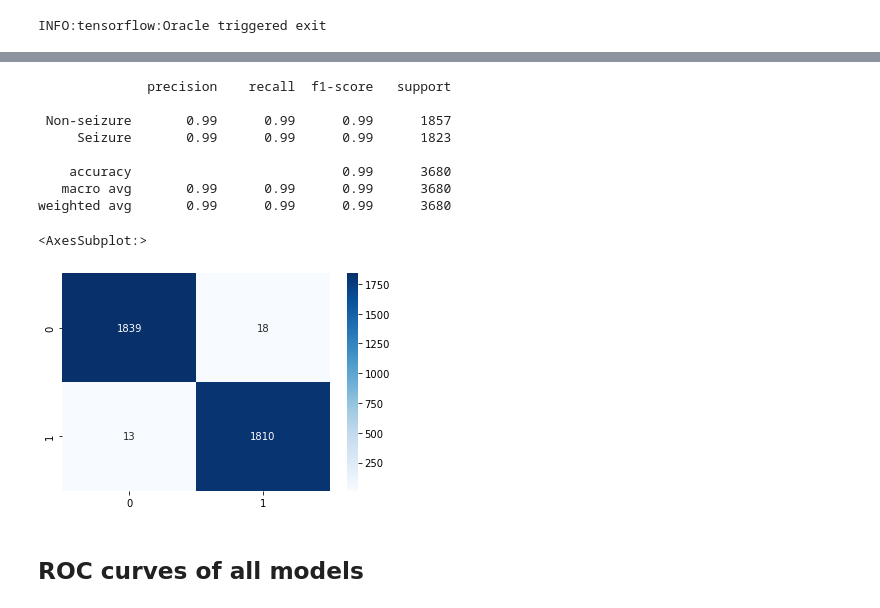
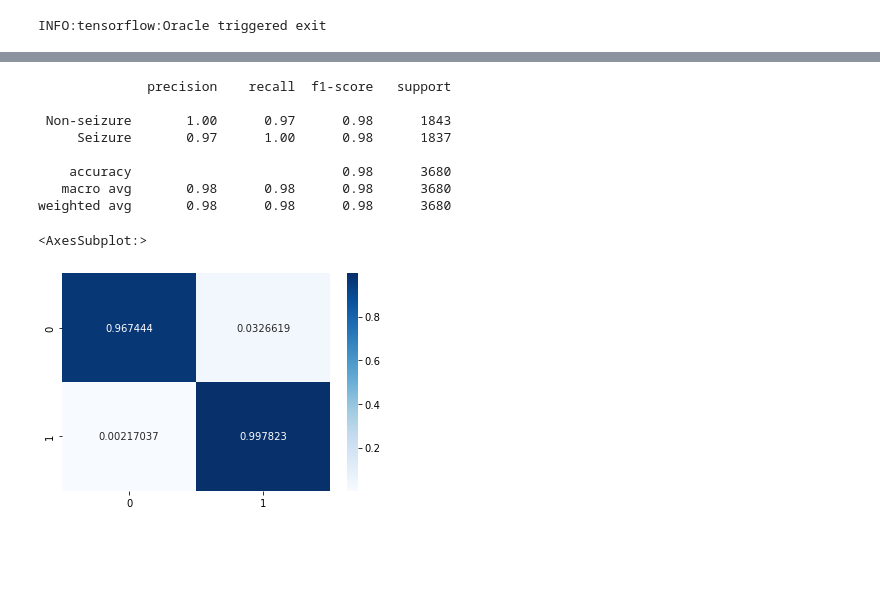
Before and after one commit to Usmanikashif/Project_machine_learning, a Jupyter notebook: Part1_ binary classification of seizure detection.ipynb, the cells around one changed output, grey strips where cells are left out. Saved outputs shown, nothing was run; the diff lists cells and outputs as text; code cells hidden in the pictures; blank space fills up the shorter version.

```diff
--- a/Part1_ binary classification of seizure detection.ipynb
+++ b/Part1_ binary classification of seizure detection.ipynb
@@ -510,6 +500,6 @@ tuner = kt.Hyperband(build_model,
                      objective='val_accuracy',
                      max_epochs=50,
                      factor=3,
-                     directory=r'H:\Final_project\Save_model\binaryclass', # path of directory to save the model
-                     project_name='Best_model')
+                     directory=r'D:\Final_project\Save_model\binaryclass', # path of directory to save the model
+                     project_name='Best_model4')
 # %% [output]
@@ -637,7 +629,7 @@ Y1_sm = to_categorical(Y1_sm)
 
 # divide the dataset into training (60%) validation (20%) and testing dataset(20%)
 X1sm_train, X1sm_test, Y1sm_train, Y1sm_test = train_test_split(X1_sm, Y1_sm, test_size = 0.2)
-X1sm_train, X1sm_val, Y1sm_train, Y1sm_val = train_test_split(X1sm_train, Y1sm_train, test_size=0.25, random_state=1)
+X1sm_train, X1sm_val, Y1sm_train, Y1sm_val = train_test_split(X1sm_train, Y1sm_train, test_size=0.13, random_state=1)
 
 X1sm_train = np.reshape(X1sm_train, (X1sm_train.shape[0],1,X1_sm.shape[1]))
 X1sm_test = np.reshape(X1sm_test, (X1sm_test.shape[0],1,X1_sm.shape[1]))
@@ -647,16 +639,17 @@ X1sm_val = np.reshape(X1sm_val, (X1sm_val.shape[0],1,X1_sm.shape[1]))
 
 stop_early = tf.keras.callbacks.EarlyStopping(monitor='val_loss', patience=5)
 
+
 def build_model2(hp):
     model2 = Sequential()
-    model2.add(LSTM(hp.Int('input_unit',min_value=16,max_value=512,step=16),return_sequences=True, input_shape=(X1_train.shape[1],X1_train.shape[2])))
+    model2.add(LSTM(hp.Int('input_unit',min_value=16,max_value=512,step=16), activation=hp.Choice('activation1',values=['relu', 'sigmoid']),return_sequences=True, input_shape=(X1_train.shape[1],X1_train.shape[2])))
     for i in range(hp.Int('n_layers', 1, 4)):
-        model2.add(LSTM(hp.Int(f'lstm_{i}_units',min_value=16,max_value=512,step=16),return_sequences=True))
-    model2.add(LSTM(hp.Int('layer_2_neurons',min_value=16,max_value=512,step=16)))
+        model2.add(LSTM(hp.Int(f'lstm_{i}_units',min_value=16,max_value=512,step=16),activation=hp.Choice('activation2',values=['relu', 'sigmoid']),return_sequences=True))
+    model2.add(LSTM(hp.Int('layer_2_neurons',min_value=16,max_value=512,step=16),activation=hp.Choice('activation3',values=['relu', 'sigmoid'])))
     model2.add(Dropout(hp.Float('Dropout_rate',min_value=0,max_value=0.9,step=0.1)))
-    model2.add(Dense(Y1_train.shape[1], activation=hp.Choice('dense_activation',values=['relu', 'sigmoid'])))
+    model2.add(Dense(Y1_train.shape[1], activation=hp.Choice('dense_activation',values=['relu', 'sigmoid','softmax'])))
     hp_learning_rate = hp.Choice('learning_rate', values=[1e-2, 1e-3, 1e-4])
-    model2.compile(optimizer=keras.optimizers.RMSprop(learning_rate=hp_learning_rate),
+    model2.compile(optimizer=keras.optimizers.Adam(learning_rate=hp_learning_rate),
                   loss = 'binary_crossentropy', metrics = ['accuracy'])
     return model2
 # %%
@@ -665,6 +658,6 @@ tuner2 = kt.Hyperband(build_model2,
                      objective='val_accuracy',
                      max_epochs=50,
                      factor=3,
-                     directory=r'H:\Final_project\Save_model\binaryclass', # path of directory to save the model
-                     project_name='Best_modelsm')
+                     directory=r'D:\Final_project\Save_model\binaryclass', # path of directory to save the model
+                     project_name='Best_modelsm4')
 # %% [output]
@@ -748,24 +746,22 @@ Epoch 6/50
 # %%
 # predict the performance of best model on test
 Y2_pred = best_model2.predict(X1sm_test)
 
 # print the performance metrics (precison, recall and f1 score) on testing dataset
 print(classification_report(Y1sm_test.argmax(axis=1), Y2_pred.argmax(axis=1), target_names=['Non-seizure', 'Seizure']))
 
 # plot the confusion matrix
 cm2 = confusion_matrix(Y1sm_test.argmax(axis=1), Y2_pred.argmax(axis=1))
 df_cm2 = pd.DataFrame(cm2, range(2), range(2))
-sn.heatmap(df_cm2, annot=True,fmt='g',cmap ='Blues')
+sn.heatmap(df_cm2/df_cm2.sum(axis=1), annot=True,fmt='g',cmap ='Blues')
 # %% [output]
               precision    recall  f1-score   support
 
- Non-seizure       0.99      0.99      0.99      1857
-     Seizure       0.99      0.99      0.99      1823
+ Non-seizure       1.00      0.97      0.98      1843
+     Seizure       0.97      1.00      0.98      1837
 
-    accuracy                           0.99      3680
-   macro avg       0.99      0.99      0.99      3680
-weighted avg       0.99      0.99      0.99      3680
+    accuracy                           0.98      3680
+   macro avg       0.98      0.98      0.98      3680
+weighted avg       0.98      0.98      0.98      3680
 <AxesSubplot:>
-[figure, old version]
+[figure, new version]
-# %% [markdown]
-## ROC curves of all models
```
Also changed, not shown: parts of 65 cells of this notebook, 1 other file.
